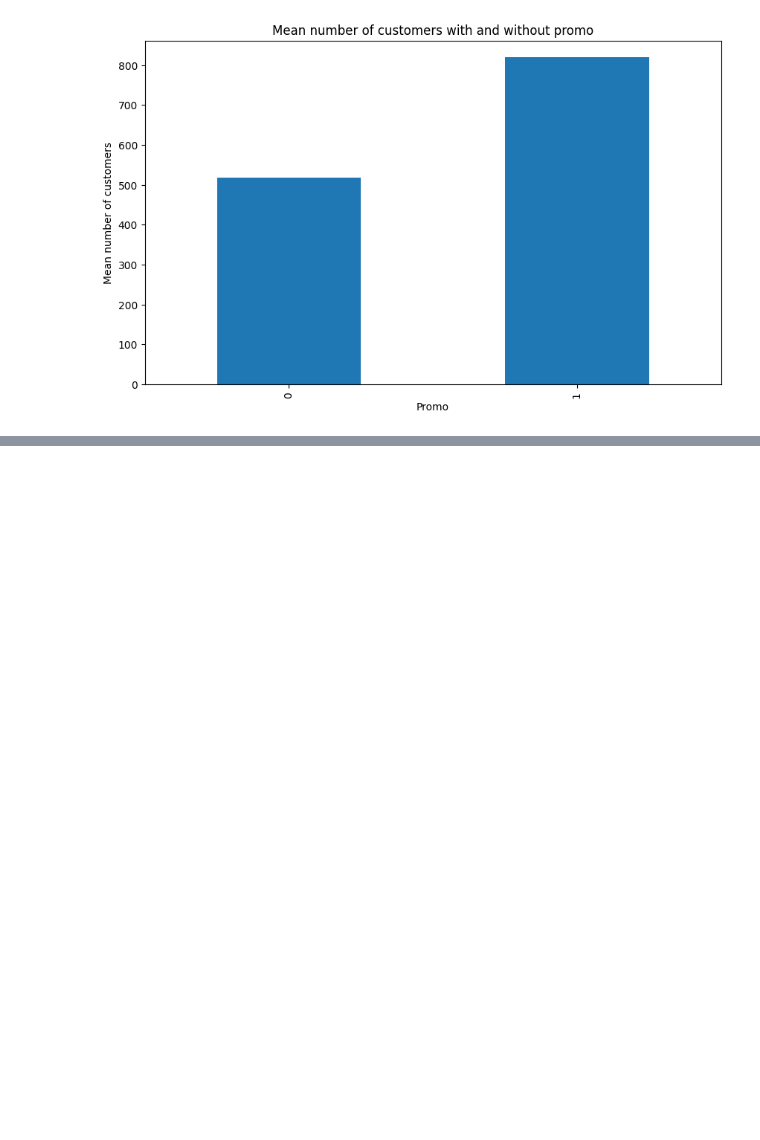
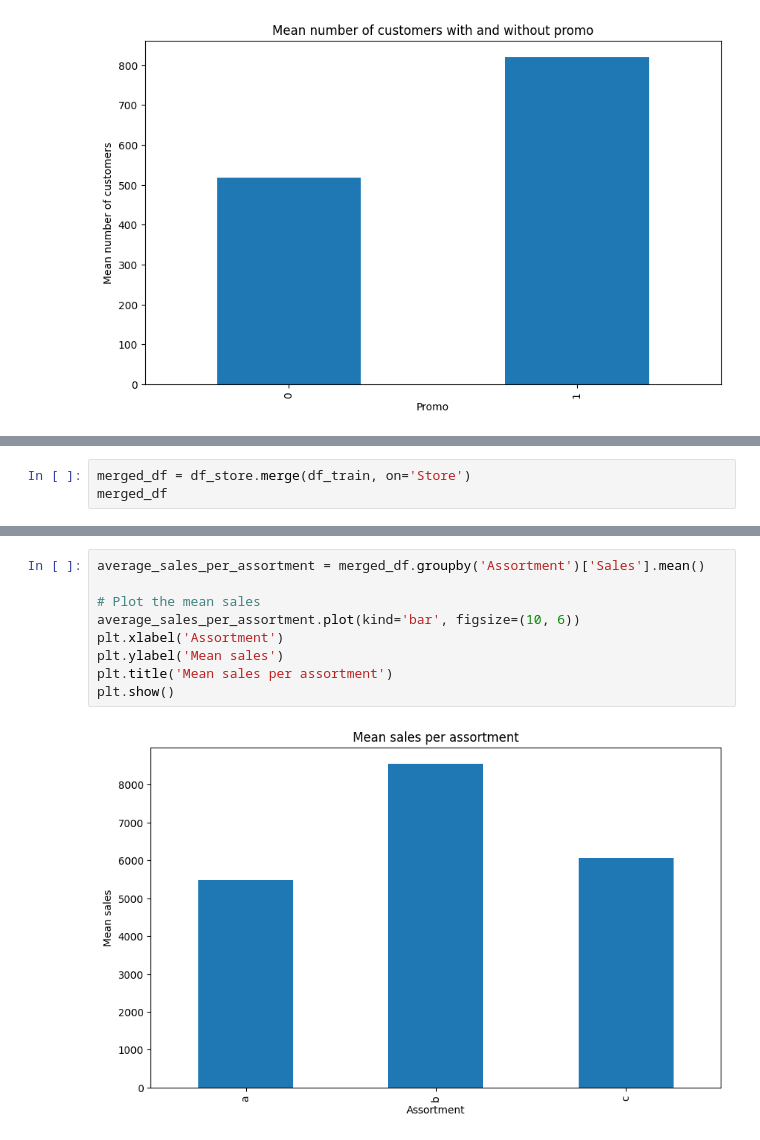
Before and after one commit to abrahamshimelis/Rossmann-Pharmaceuticals, a Jupyter notebook: notebooks/EDA.ipynb, the cells around one changed output, grey strips where cells are left out. Drawn from its saved outputs; the diff is of its cells as text; blank space fills up the shorter version.

```diff
--- a/notebooks/EDA.ipynb
+++ b/notebooks/EDA.ipynb
@@ -393,0 +410,3 @@ plt.show()
+# %%
+merged_df = df_store.merge(df_train, on='Store')
+merged_df
@@ -393,0 +427,11 @@ plt.show()
+# %%
+average_sales_per_assortment = merged_df.groupby('Assortment')['Sales'].mean()
+
+# Plot the mean sales
+average_sales_per_assortment.plot(kind='bar', figsize=(10, 6))
+plt.xlabel('Assortment')
+plt.ylabel('Mean sales')
+plt.title('Mean sales per assortment')
+plt.show()
+# %% [output]
+[figure, added]
```
Also changed, not shown: parts of 10 cells of this notebook, 1 other file.
